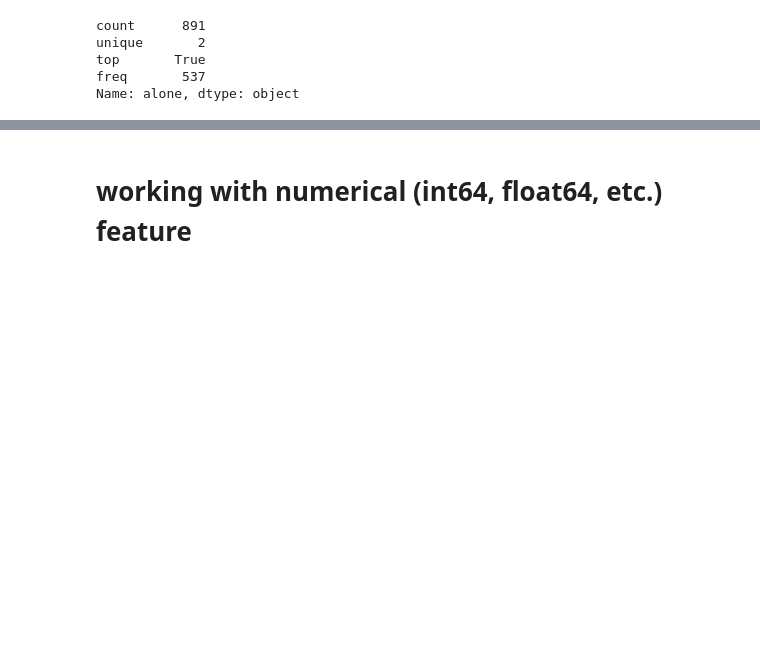
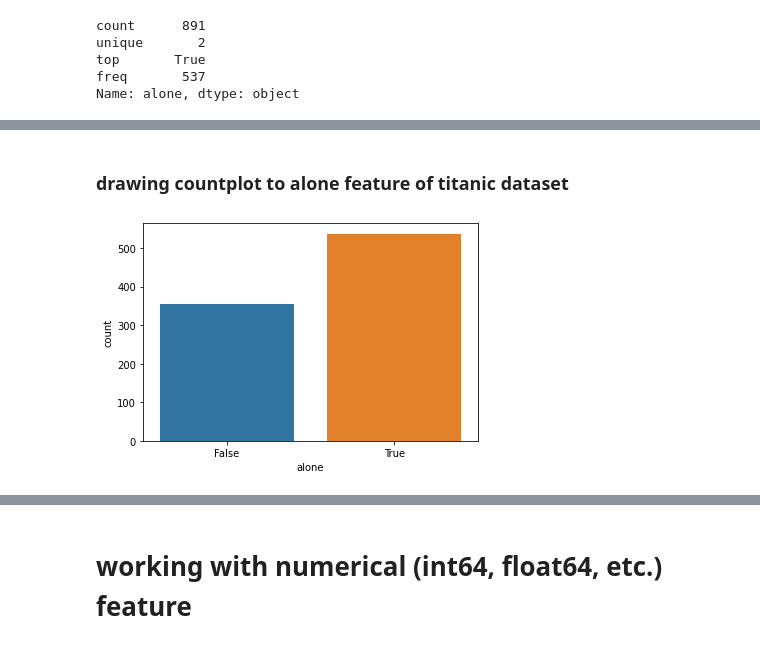
Before and after one commit to safiyeolgun/DA-STATS, a Jupyter notebook: DSTAT1.ipynb, the cells around one changed output, grey strips where cells are left out. Cells and saved outputs as stored; diff of their text form; code cells hidden in the pictures; blank space fills up the shorter version.

```diff
--- a/DSTAT1.ipynb
+++ b/DSTAT1.ipynb
@@ -226,0 +254,6 @@ Name: alone, dtype: object
+# %% [markdown]
+### drawing countplot to alone feature of titanic dataset
+# %%
+sns.countplot(x ='alone', data=df) ;
+# %% [output]
+[figure, added]
```
Also changed, not shown: parts of 44 cells of this notebook.
